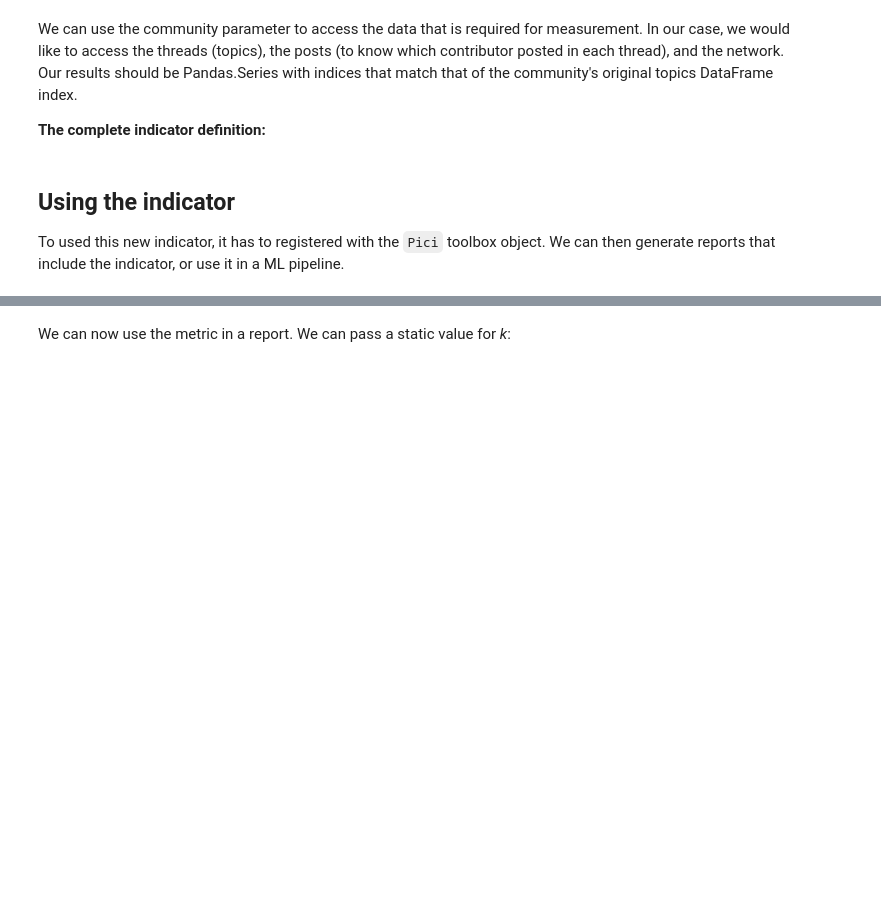
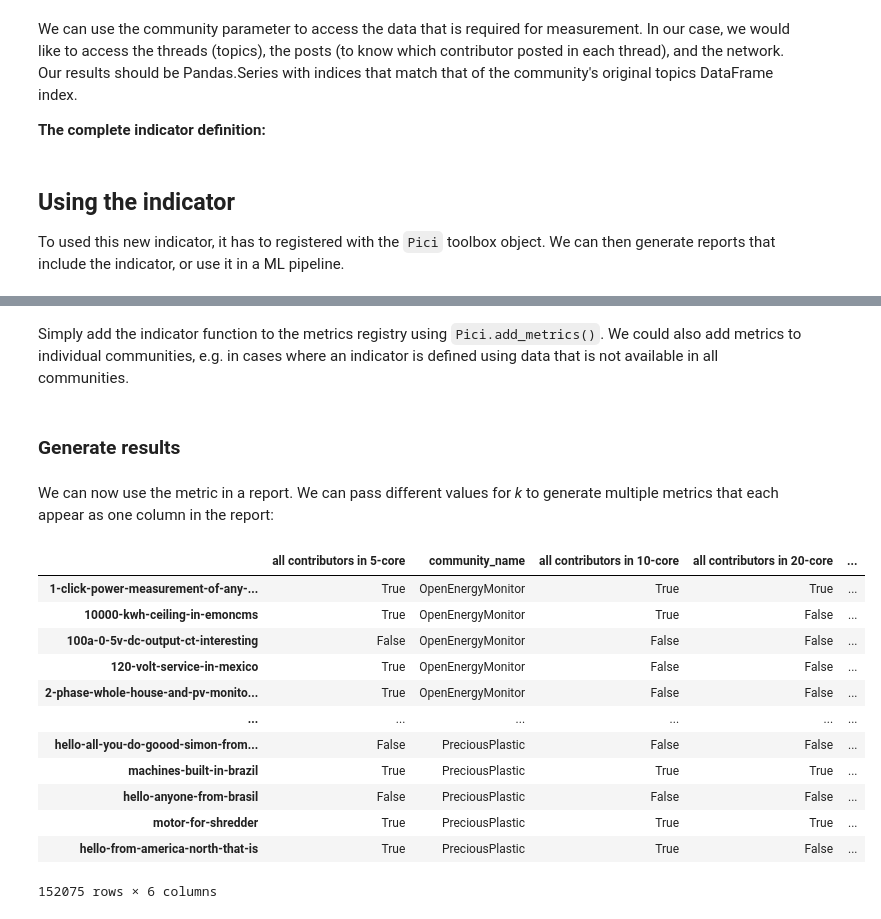
Before and after one commit to phihes/pici, a Jupyter notebook: docs/examples/Creating a custom indicator.ipynb, the cells around one changed output, grey strips where cells are left out. Saved outputs shown, nothing was run; the diff lists cells and outputs as text; code cells hidden in the pictures; blank space fills up the shorter version.

```diff
--- a/docs/examples/Creating a custom indicator.ipynb
+++ b/docs/examples/Creating a custom indicator.ipynb
@@ -156,5 +136,9 @@ Register the indicator with the toolbox:
+# %% [markdown]
+Simply add the indicator function to the metrics registry using ``Pici.add_metrics()``. We could also add metrics to individual communities, e.g. in cases where an indicator is defined using data that is not available in all communities.
 # %%
 p.add_metric(all_well_connected)
+# %% [markdown]
+### Generate results
 # %% [markdown]
-We can now use the metric in a report. We can pass a static value for *k*:
+We can now use the metric in a report. We can pass different values for *k* to generate multiple metrics that each appear as one column in the report:
 # %%
@@ -164,0 +151,16 @@ We can now use the metric in a report. We can pass a static value for *k*:
+# %%
+rep
+# %% [output]
+|  | all contributors in 5-core | community_name | all contributors in 10-core | all contributors in 20-core | ... |
+| 1-click-power-measurement-of-any-... | True | OpenEnergyMonitor | True | True | ... |
+| 10000-kwh-ceiling-in-emoncms | True | OpenEnergyMonitor | True | False | ... |
+| 100a-0-5v-dc-output-ct-interesting | False | OpenEnergyMonitor | False | False | ... |
+| 120-volt-service-in-mexico | True | OpenEnergyMonitor | False | False | ... |
+| 2-phase-whole-house-and-pv-monito... | True | OpenEnergyMonitor | False | False | ... |
+| ... | ... | ... | ... | ... | ... |
+| hello-all-you-do-goood-simon-from... | False | PreciousPlastic | False | False | ... |
+| machines-built-in-brazil | True | PreciousPlastic | True | True | ... |
+| hello-anyone-from-brasil | False | PreciousPlastic | False | False | ... |
+| motor-for-shredder | True | PreciousPlastic | True | True | ... |
+| hello-from-america-north-that-is | True | PreciousPlastic | True | False | ... |
+152075 rows × 6 columns
```
Also changed, not shown: parts of 15 cells of this notebook.
